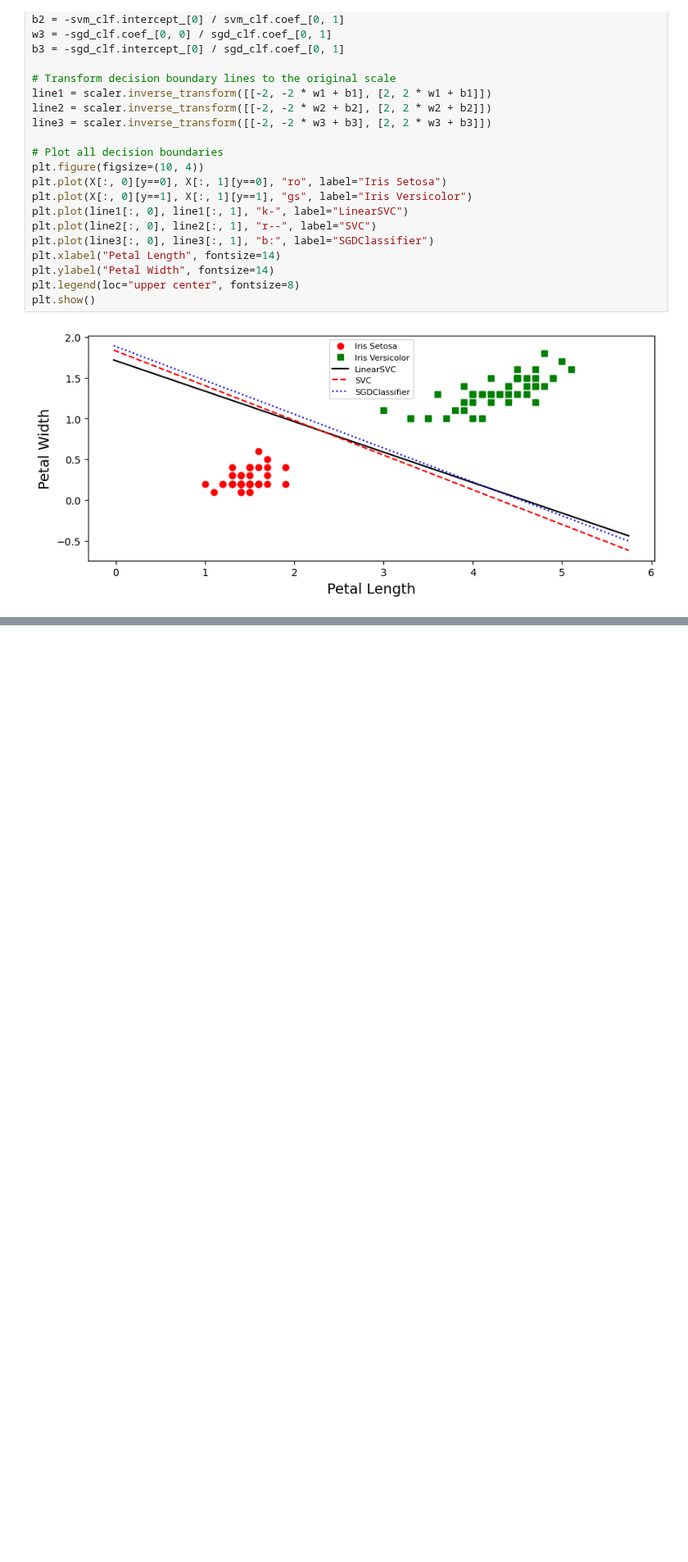
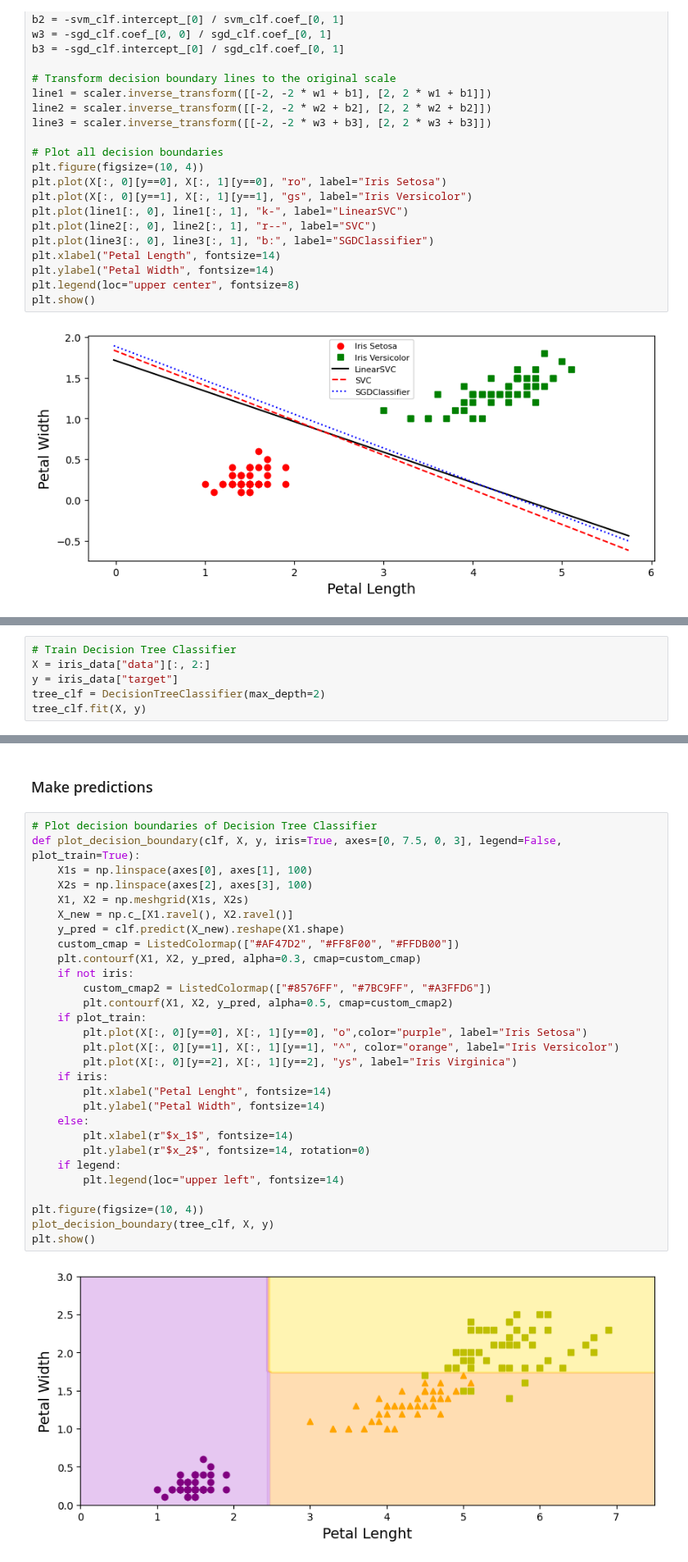
Before and after one commit to tanjatom/MachineLearning, a Jupyter notebook: Classification/iris_dataset_SVM_classification.ipynb, the cells around one changed output, grey strips where cells are left out. Shown at 82% size. Cells and saved outputs as stored; diff of their text form; blank space fills up the shorter version.

Commit message:
Add Decision Tree classifier

```diff
--- a/Classification/iris_dataset_SVM_classification.ipynb
+++ b/Classification/iris_dataset_SVM_classification.ipynb
@@ -196,0 +203,6 @@ plt.show()
+# %%
+# Train Decision Tree Classifier
+X = iris_data["data"][:, 2:]
+y = iris_data["target"]
+tree_clf = DecisionTreeClassifier(max_depth=2)
+tree_clf.fit(X, y)
@@ -196,0 +220,33 @@ plt.show()
+# %% [markdown]
+### Make predictions
+# %%
+# Plot decision boundaries of Decision Tree Classifier
+def plot_decision_boundary(clf, X, y, iris=True, axes=[0, 7.5, 0, 3], legend=False, plot_train=True):
+    X1s = np.linspace(axes[0], axes[1], 100)
+    X2s = np.linspace(axes[2], axes[3], 100)
+    X1, X2 = np.meshgrid(X1s, X2s)
+    X_new = np.c_[X1.ravel(), X2.ravel()]
+    y_pred = clf.predict(X_new).reshape(X1.shape)
+    custom_cmap = ListedColormap(["#AF47D2", "#FF8F00", "#FFDB00"])
+    plt.contourf(X1, X2, y_pred, alpha=0.3, cmap=custom_cmap)
+    if not iris:
+        custom_cmap2 = ListedColormap(["#8576FF", "#7BC9FF", "#A3FFD6"])
+        plt.contourf(X1, X2, y_pred, alpha=0.5, cmap=custom_cmap2)
+    if plot_train:
+        plt.plot(X[:, 0][y==0], X[:, 1][y==0], "o",color="purple", label="Iris Setosa")
+        plt.plot(X[:, 0][y==1], X[:, 1][y==1], "^", color="orange", label="Iris Versicolor")
+        plt.plot(X[:, 0][y==2], X[:, 1][y==2], "ys", label="Iris Virginica")
+    if iris:
+        plt.xlabel("Petal Lenght", fontsize=14)
+        plt.ylabel("Petal Width", fontsize=14)
+    else:
+        plt.xlabel(r"$x_1$", fontsize=14)
+        plt.ylabel(r"$x_2$", fontsize=14, rotation=0)
+    if legend:
+        plt.legend(loc="upper left", fontsize=14)
+
+plt.figure(figsize=(10, 4))
+plot_decision_boundary(tree_clf, X, y)
+plt.show()
+# %% [output]
+[figure, added]
```
Also changed, not shown: parts of 6 cells of this notebook.
